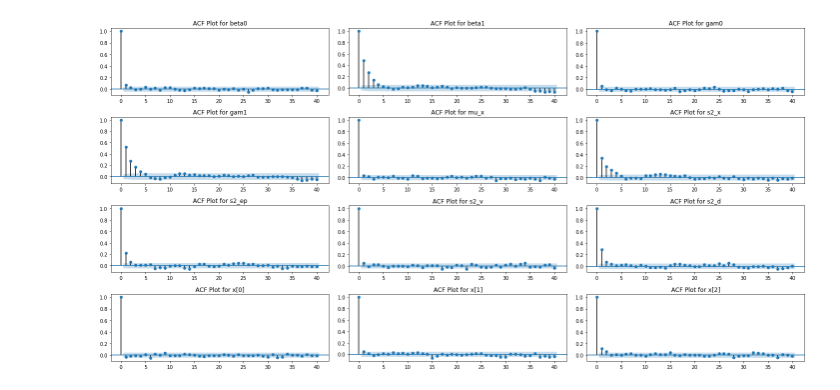
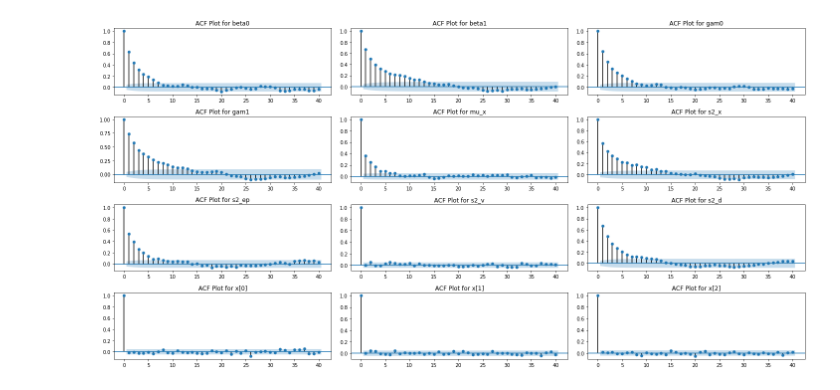
Before and after one commit to bohyunshin/measurement_error_model, a Jupyter notebook: diagnosis plot two proxies.ipynb, the cells around one changed output. Cells and saved outputs as stored; diff of their text form; code cells hidden in the pictures.

```diff
--- a/diagnosis plot two proxies.ipynb
+++ b/diagnosis plot two proxies.ipynb
@@ -5,7 +5,8 @@ import matplotlib.pyplot as plt
 from statsmodels.graphics.tsaplots import plot_acf
 import seaborn as sns
 
-mcmc = pickle.load(open('../model/mem_two_proxies.pkl','rb'))
+n=1000
+mcmc = pickle.load(open(f'../model/mem_two_proxies_{n}.pkl','rb'))
 params={'beta0':-1, 'beta1':2, 'gam0':-1, 'gam1':3 , 'mu_x':0.5, 's2_x':1, 's2_ep':1, 's2_v':1, 's2_d':1}
 
 
@@ -22,7 +23,6 @@ y = mcmc.act_params['y']
 x = mcmc.act_params['x']
 w = mcmc.act_params['w']
 z = mcmc.act_params['z']
-n=120
 
 np.random.seed(1)
 v = np.random.normal(0, np.sqrt(s2_v), n)
@@ -35,29 +35,29 @@ w = x+v
 z = gam0 + gam1*x + d
 y = beta0 + beta1*x + ep
 # %%
-burnin = 30000
-thinning = 10
+burnin = 1000
+thinning = 5
 
 fig, ax = plt.subplots(4,3,figsize=(20,10))
 a = 0
 for i in range(4):
     for j in range(3):
 
         if i==3:
             key = 'x'
             plot_acf(mcmc.params[key][j,:][burnin::thinning], lags=40, ax=ax[i][j])
             ax[i][j].set_title(f'ACF Plot for {key}[{j}]')
         else:
             key = list(mcmc.params.keys())[a]
             plot_acf(np.array(mcmc.params[key])[burnin::thinning], lags=40, ax=ax[i][j])
             ax[i][j].set_title(f'ACF Plot for {key}')
 
         a += 1
 fig.tight_layout()
 plt.savefig('autocorr.png')
 plt.show()
 # %% [output]
-[figure, old version]
+[figure, new version]
 # %%
 fig, ax = plt.subplots(4,3,figsize=(15,10))
 a = 0
```
Also changed, not shown: parts of 6 cells of this notebook, 8 other files.
